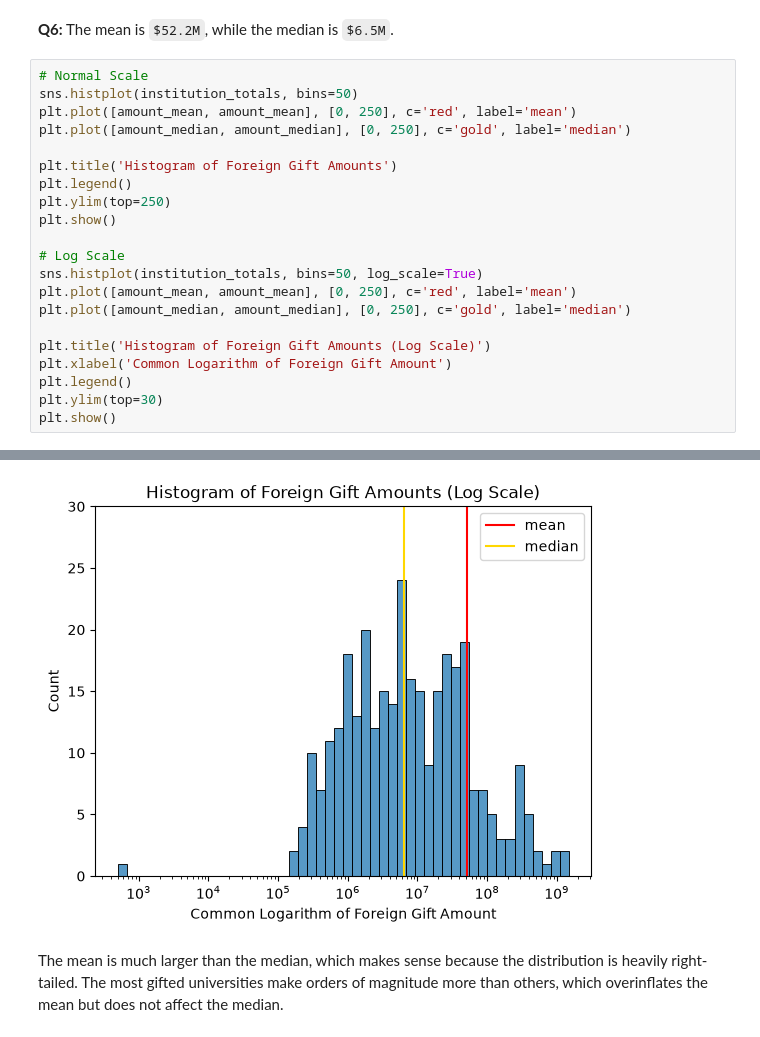
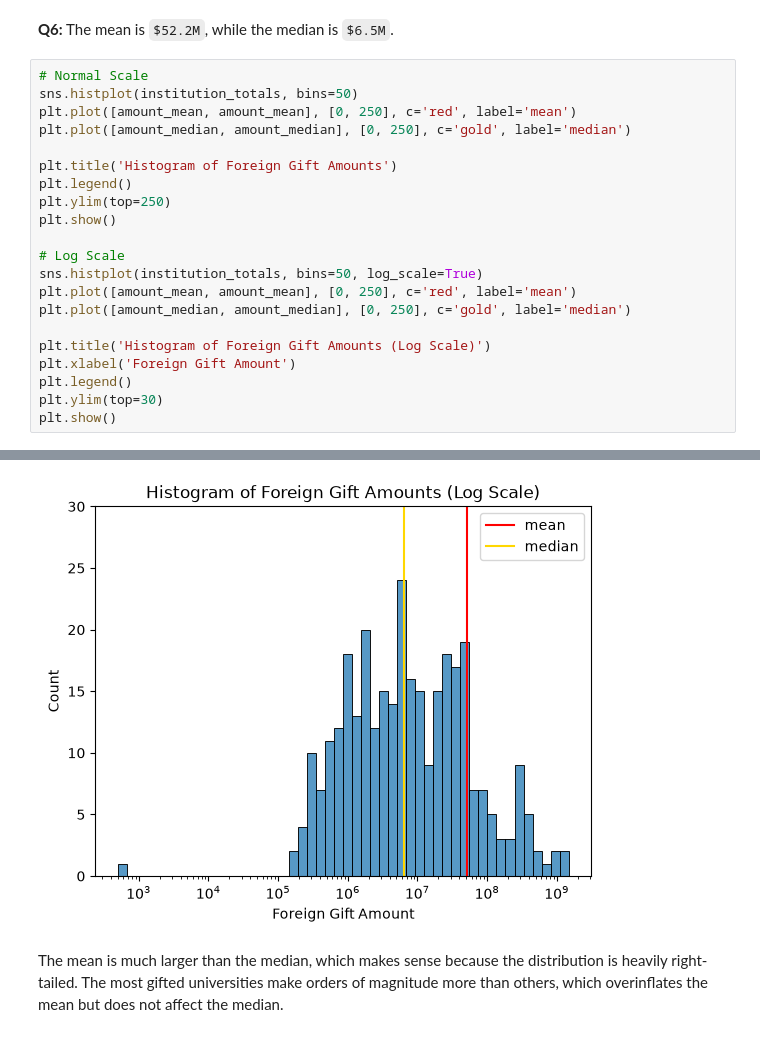
Before and after one commit to wesleyfletcher/UU_F26_templates, a Jupyter notebook: Lab01/initial_analysis.ipynb, the cells around one changed output, grey strips where cells are left out. Cells and saved outputs as stored; diff of their text form.

```diff
--- a/Lab01/initial_analysis.ipynb
+++ b/Lab01/initial_analysis.ipynb
@@ -116,27 +131,27 @@ Mean: 52202879.0, Median: 6486791.5
 # %%
 # Normal Scale
 sns.histplot(institution_totals, bins=50)
 plt.plot([amount_mean, amount_mean], [0, 250], c='red', label='mean')
 plt.plot([amount_median, amount_median], [0, 250], c='gold', label='median')
 
 plt.title('Histogram of Foreign Gift Amounts')
 plt.legend()
 plt.ylim(top=250)
 plt.show()
 
 # Log Scale
 sns.histplot(institution_totals, bins=50, log_scale=True)
 plt.plot([amount_mean, amount_mean], [0, 250], c='red', label='mean')
 plt.plot([amount_median, amount_median], [0, 250], c='gold', label='median')
 
 plt.title('Histogram of Foreign Gift Amounts (Log Scale)')
-plt.xlabel('Common Logarithm of Foreign Gift Amount')
+plt.xlabel('Foreign Gift Amount')
 plt.legend()
 plt.ylim(top=30)
 plt.show()
 # %% [output]
 [figure]
-[figure, old version]
+[figure, new version]
 # %% [markdown]
 The mean is much larger than the median, which makes sense because the distribution is heavily right-tailed. The most gifted universities make orders of magnitude more than others, which overinflates the mean but does not affect the median.
 # %% [markdown]
```
Also changed, not shown: parts of 2 cells of this notebook, 2 other files.
